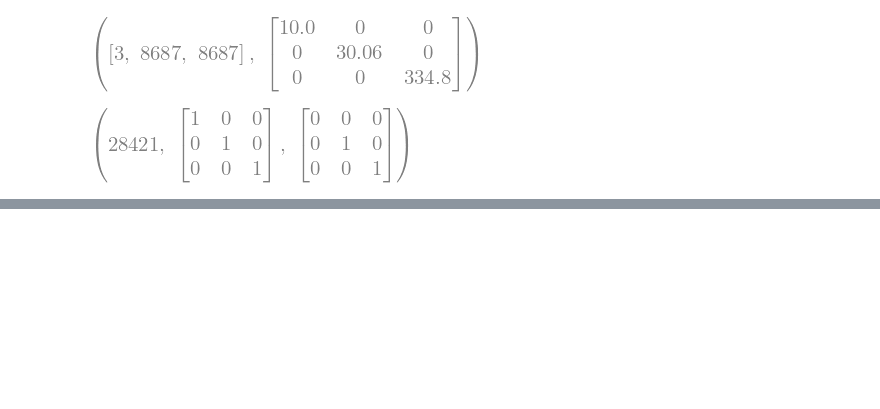
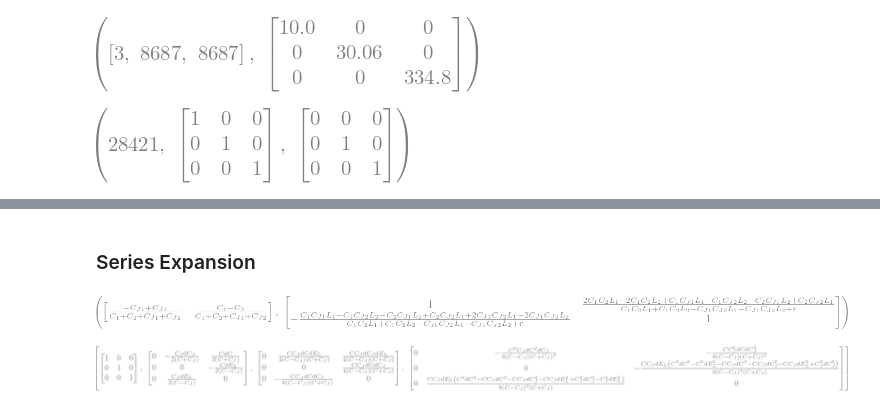
Before and after one commit to eliweissler/circuit-quantization, a Jupyter notebook: examples/zero_pi.ipynb, the cells around one changed output, grey strips where cells are left out. Saved outputs shown, nothing was run; the diff lists cells and outputs as text; code cells hidden in the pictures; blank space fills up the shorter version.

```diff
--- a/examples/zero_pi.ipynb
+++ b/examples/zero_pi.ipynb
@@ -134,0 +206,51 @@ sym.count_ops(ham_nm.H), nonzero(ham_nm.E_C), nonzero(ham_nm.E_L)
+# %% [markdown]
+### Series Expansion
+# %%
+# 1. Organize: S_p = shear * blockdiag(1, V), with V holding the only square root
+Ct = res_p.coords.C_tilde
+x = -Ct[0, 1:] / Ct[0, 0]  # shear row -C_cc^{-1} C_cn
+V = S_p[1:, 1:]
+assert all(cq.modes._radical_cancel(e) == 0 for e in S_p[0, 1:] - x * V)
+
+(D,) = {p.base for e in V for p in e.atoms(sym.Pow) if p.exp == sym.Rational(1, 2)}
+r = sym.Symbol("r", positive=True)  # r = sqrt(D)
+V = V.subs(sym.sqrt(D), r)
+
+def rationalize(e):
+    # (A + B r)/den = (A^2 - B^2 D) / (den (A - B r)); the factor of the asymmetry cancels
+    num, den = sym.fraction(sym.cancel(e))
+    A, B = num.subs(r, 0), sym.expand(num).coeff(r, 1)
+    return sym.factor(sym.expand(A**2 - B**2 * D)) / sym.factor(den * (A - B * r))
+
+# Paper order (phi-like, zeta-like), unit diagonal
+V_unit = sym.Matrix.hstack(sym.Matrix([1, sym.factor(1 / V[0, 1])]),
+                           sym.Matrix([rationalize(V[0, 0]), 1]))
+x, V_unit
+# %% [output]
+[figure, added]
+# %%
+# 2. Means and asymmetries dX = (X1 - X2)/X; eps counts the order in the asymmetry
+CJ, C, L, eps = sym.symbols("C_J C L epsilon", positive=True)
+dCJ, dC, dEL = sym.symbols("dC_J dC dE_L", real=True)
+asym = {CJ1: CJ * (1 + eps * dCJ / 2), CJ2: CJ * (1 - eps * dCJ / 2),
+        C1: C * (1 + eps * dC / 2), C2: C * (1 - eps * dC / 2),
+        L1: L / (1 + eps * dEL / 2), L2: L / (1 - eps * dEL / 2)}  # E_L = 1/L
+
+D_a = sym.factor(D.subs(asym))
+D0 = sym.factor(D_a.subs(eps, 0))
+r0 = 2 * L * (C**2 - CJ**2)  # branch for C > C_J
+assert sym.expand(r0**2 - D0) == 0
+u = sym.cancel(D_a / D0 - 1)  # r = r0 sqrt(1 + u), u = O(eps)
+
+def expand(e, order):
+    r_series = r0 * sym.series(sym.sqrt(1 + u), eps, 0, order + 1).removeO()
+    return sym.series(sym.cancel(e.subs(asym).subs(r, r_series)), eps, 0, order + 1).removeO()
+
+order = 3
+x_a = x.subs(asym).applyfunc(sym.factor)  # exact: C_1 + C_2 + C_J1 + C_J2 = 2 (C + C_J)
+V_series = V_unit.applyfunc(lambda e: expand(e, order))
+S_series = sym.Matrix([[1, *(x_a * V_series)], [0, *V_series[0, :]], [0, *V_series[1, :]]])
+S_orders = [S_series.applyfunc(lambda e: sym.factor(sym.expand(e).coeff(eps, k))) for k in range(0, order + 1)]
+S_orders
+# %% [output]
+[figure, added]
```
Also changed, not shown: parts of 8 cells of this notebook, 1 other file.
